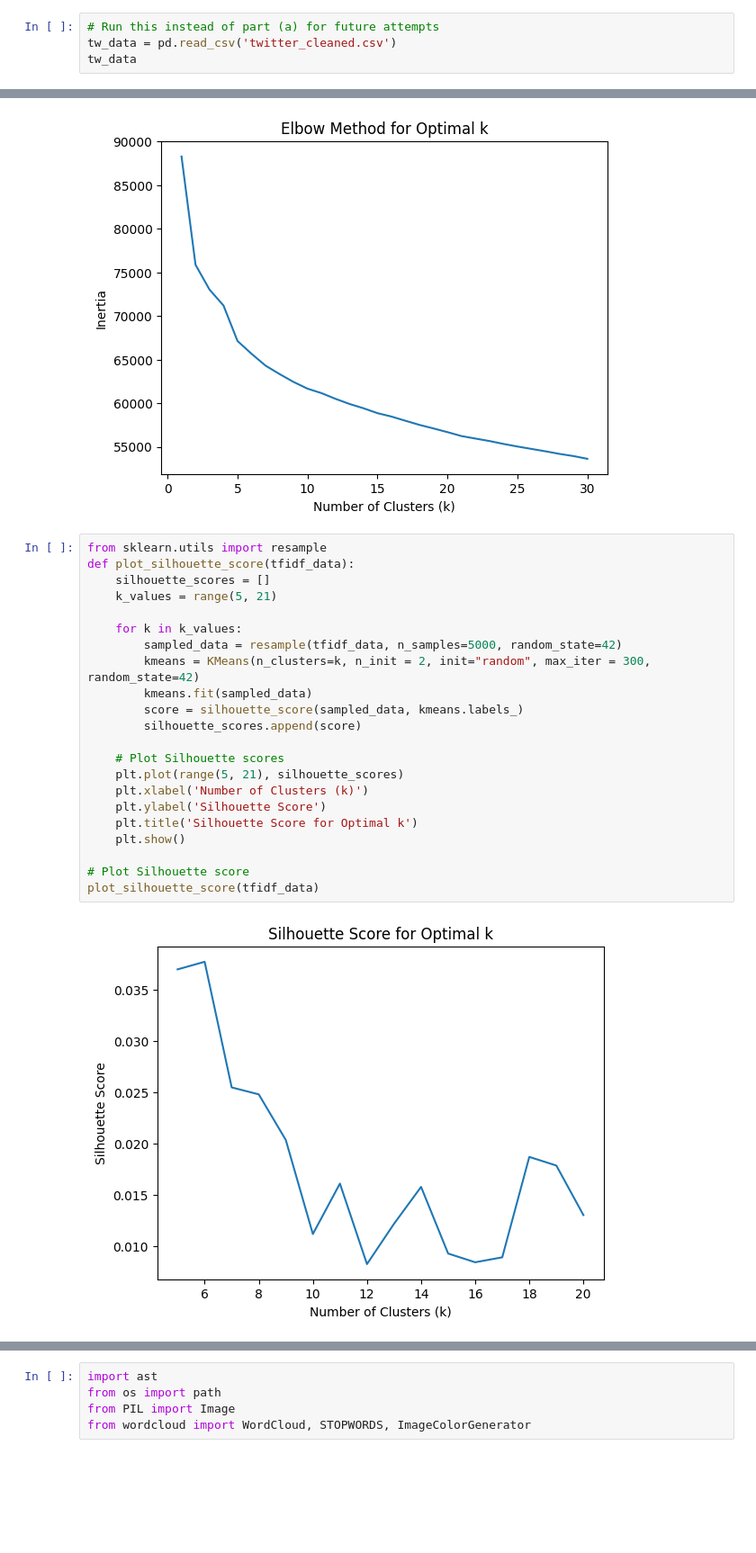
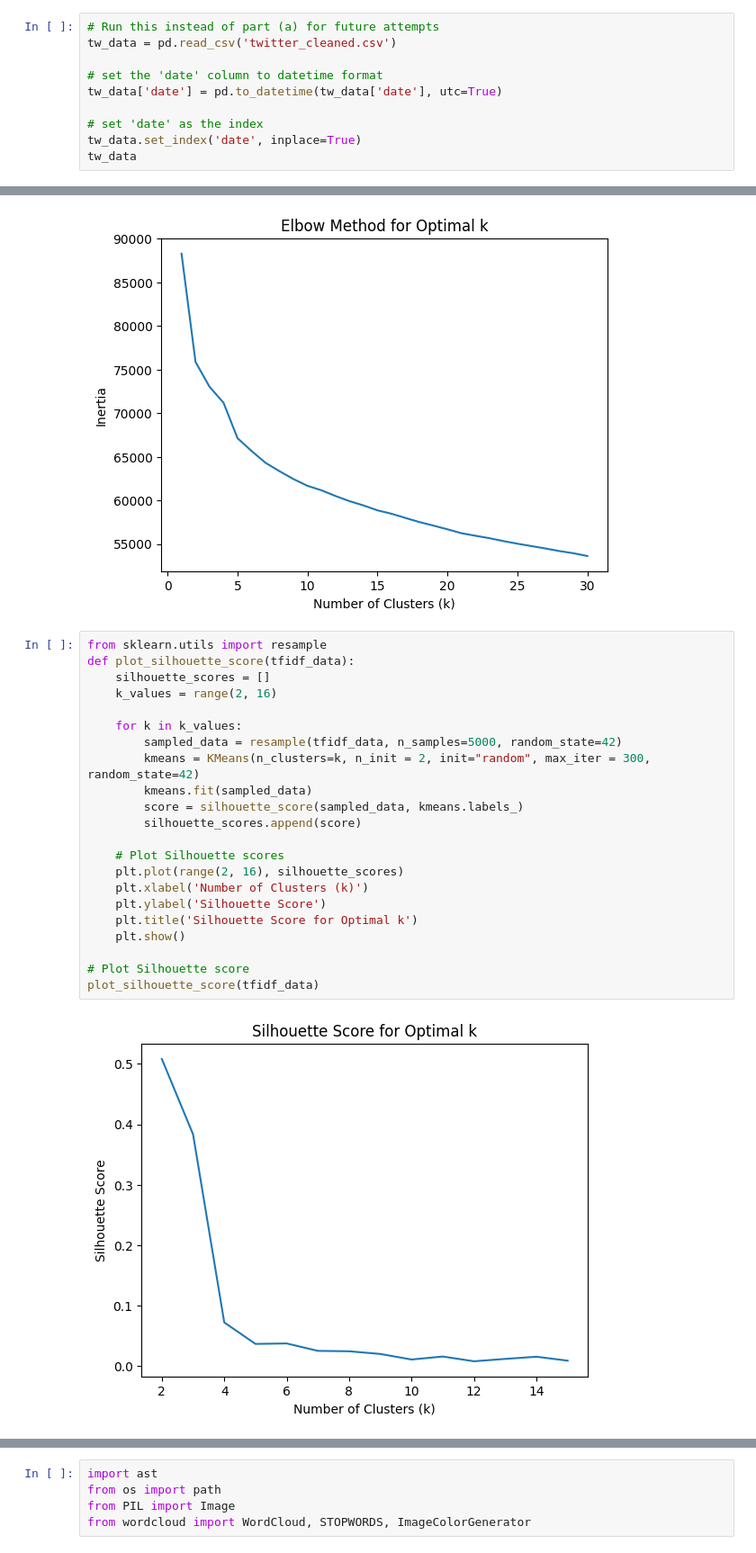
Before and after one commit to phuonganhdangamy/JSC270_HW4_2025_G17, a Jupyter notebook: part2_new.ipynb, the cells around one changed output, grey strips where cells are left out. Shown at 90% size. Saved outputs shown, nothing was run; the diff lists cells and outputs as text; blank space fills up the shorter version.

Commit message:
update model and visualizations p2

```diff
--- a/part2_new.ipynb
+++ b/part2_new.ipynb
@@ -143,6 +143,12 @@ tw_data.to_csv("twitter_cleaned.csv", index = False)
 # %%
 # Run this instead of part (a) for future attempts
 tw_data = pd.read_csv('twitter_cleaned.csv')
+
+# set the 'date' column to datetime format
+tw_data['date'] = pd.to_datetime(tw_data['date'], utc=True)
+
+# set 'date' as the index
+tw_data.set_index('date', inplace=True)
 tw_data
 # %% [output]
 |  | date | content | like_count | cleaned_content |
@@ -263,25 +289,25 @@ plot_elbow_method(tfidf_data)
 # %%
 from sklearn.utils import resample
 def plot_silhouette_score(tfidf_data):
     silhouette_scores = []
-    k_values = range(5, 21)
+    k_values = range(2, 16)
 
     for k in k_values:
         sampled_data = resample(tfidf_data, n_samples=5000, random_state=42)
         kmeans = KMeans(n_clusters=k, n_init = 2, init="random", max_iter = 300, random_state=42)
         kmeans.fit(sampled_data)
         score = silhouette_score(sampled_data, kmeans.labels_)
         silhouette_scores.append(score)
 
     # Plot Silhouette scores
-    plt.plot(range(5, 21), silhouette_scores)
+    plt.plot(range(2, 16), silhouette_scores)
     plt.xlabel('Number of Clusters (k)')
     plt.ylabel('Silhouette Score')
     plt.title('Silhouette Score for Optimal k')
     plt.show()
 
 # Plot Silhouette score
 plot_silhouette_score(tfidf_data)
 # %% [output]
-[figure, old version]
+[figure, new version]
 # %%
```
Also changed, not shown: parts of 22 cells of this notebook.
